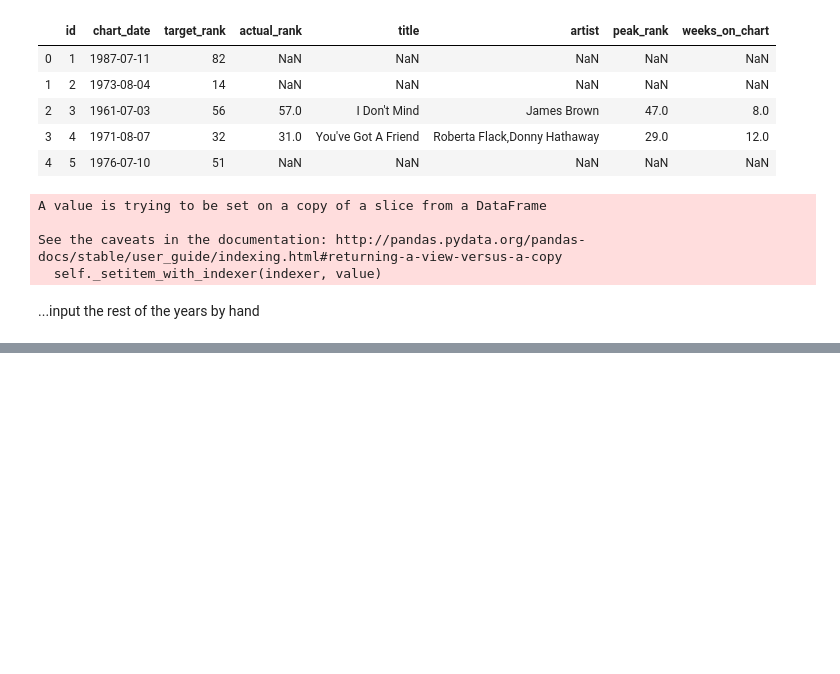
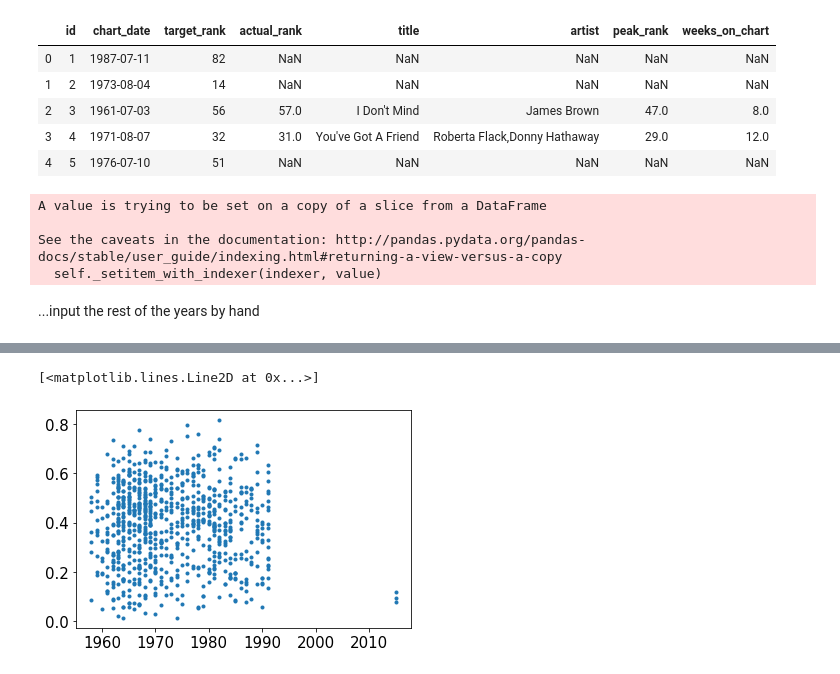
Before and after one commit to tristanlmiller/auto-guitar-tabs, a Jupyter notebook: Logistic Regression model.ipynb, the cells around one changed output, grey strips where cells are left out. Saved outputs shown, nothing was run; the diff lists cells and outputs as text; code cells hidden in the pictures; blank space fills up the shorter version.

```diff
--- a/Logistic Regression model.ipynb
+++ b/Logistic Regression model.ipynb
@@ -666,0 +746,5 @@ plt.ylabel('Number of songs')
+# %%
+plt.plot(total_set['year'],total_set['accuracy'],'.')
+# %% [output]
+[<matplotlib.lines.Line2D at 0x...>]
+[figure, added]
```
Also changed, not shown: parts of 20 cells of this notebook, 1 other file.
